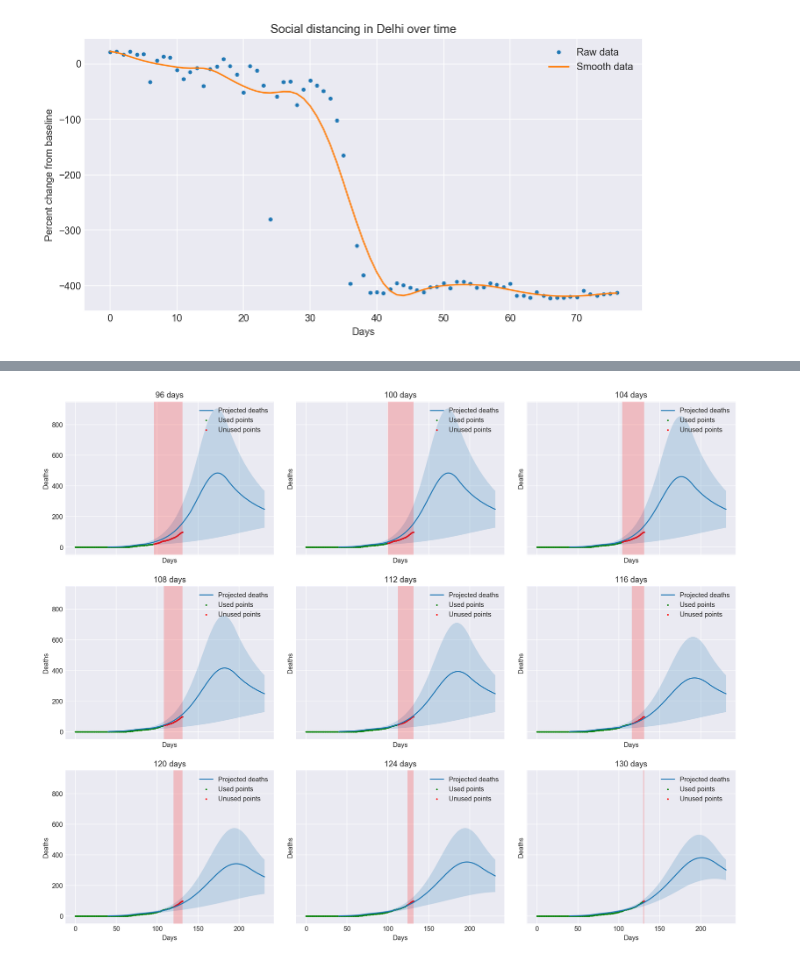
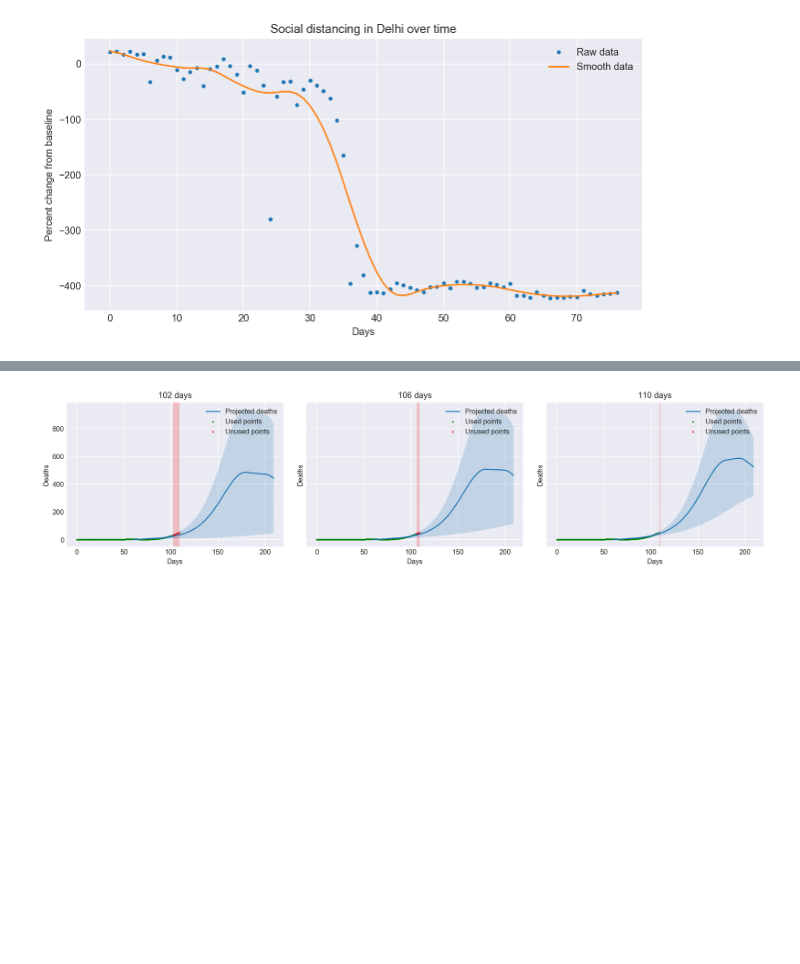
Before and after one commit to anag004/covid-model, a Jupyter notebook: SIRD_model.ipynb, the cells around one changed output, grey strips where cells are left out. Saved outputs shown, nothing was run; the diff lists cells and outputs as text; code cells hidden in the pictures; blank space fills up the shorter version.

```diff
--- a/SIRD_model.ipynb
+++ b/SIRD_model.ipynb
@@ -520,7 +522,7 @@ get_model_stats_v2(model=sird_sd,
 fetcher = DataFetcherState()
 fetcher.fetch()
 data_dl = np.array(fetcher.data['dl']['deceased'], dtype=float) # Starting date is 14th March
-data_dl = np.concatenate((np.zeros(27), data_mh))
+data_dl = np.concatenate((np.zeros(27), data_dl))
 
 smooth_data_dl = smoothen(smoothen(smoothen(smoothen(savgol_filter(data_dl, 37, 3), 1), 1), 1), 1)
 plt.plot(data_dl, '.', label="Raw data")
@@ -579,7 +581,7 @@ max_len = smooth_data_dl.shape[0]
 get_model_stats_v2(model=sird_sd,
                    loss_fun=rmse_loss,
                    data=smooth_data_dl,
-                   breakpoints=[96, 100, 104, 108, 112, 116, 120, 124, 130],
+                   breakpoints=list(range(max_len - 8, max_len + 1, 4)),
                    plot_title="Delhi",
                    fixed_params={
                        "T_inf"     : 5.0,
@@ -587,7 +589,7 @@ get_model_stats_v2(model=sird_sd,
                        "pop"       : 1.9e7,
                        "gamma_x"   : 1.6e-3,
                        "I_init"    : 3.28e-5,
-                       "offset"    : 40,
+                       "offset"    : 60,
                        "padded_sd" : padded_sd
                    },
                    var_param_vals={
@@ -595,7 +597,7 @@ get_model_stats_v2(model=sird_sd,
                        "R_min": np.linspace(1.1, 1.3, 20)
                    },
                   param_order=["offset", "pop", "I_init", "T_inf", "gamma_x", "R_max", "R_min", "sd_offset", "padded_sd"],
-                  loss_factor=500,
+                  loss_factor=200,
                   future_preds=100)
 # %% [output]
 |  | Breakpoint | Train Loss | T_inf | sd_offset | pop | gamma_x | I_init | offset | padded_sd | R_max | ... |
@@ -611 +607 @@ get_model_stats_v2(model=sird_sd,
-[figure, old version]
+[figure, new version]
```
Also changed, not shown: parts of 4 cells of this notebook, 1 other file.
